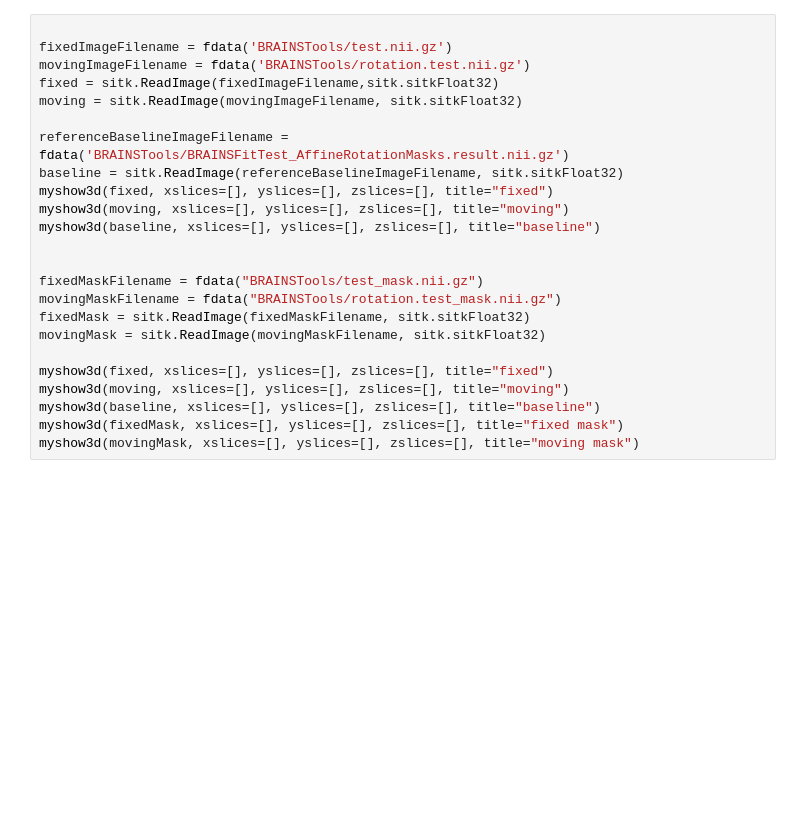
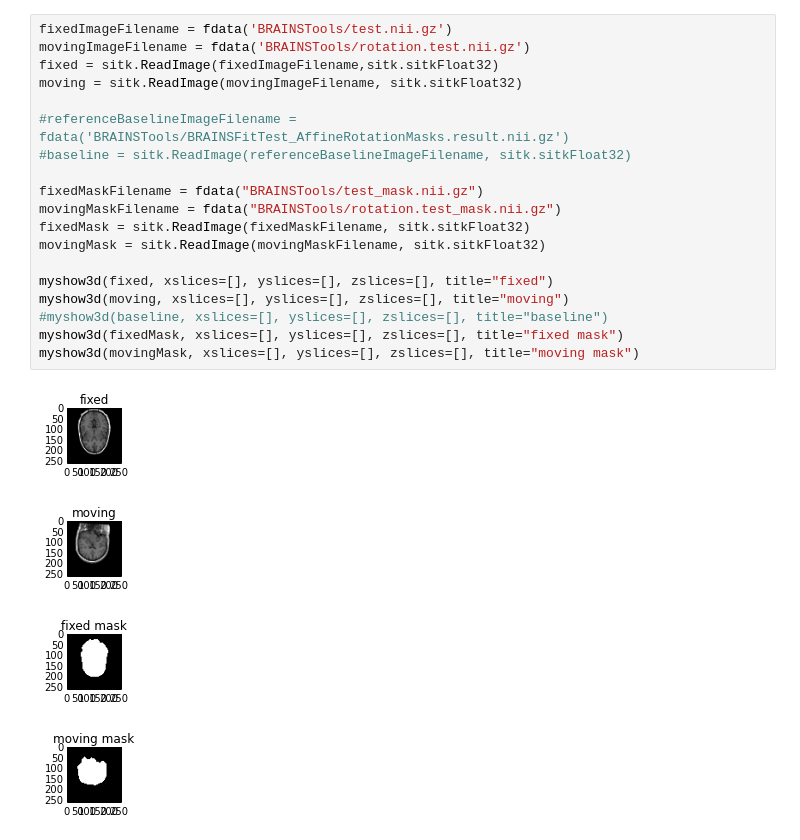
Before and after one commit to aghayoor/SimpleITK-Notebook-Answers, a Jupyter notebook: Test2_TwoStagesRegistrationWithInitializationAndMasks.ipynb, the cells around one changed output. Cells and saved outputs as stored; diff of their text form; blank space fills up the shorter version.

Commit message:
WIP: changes to test2

```diff
--- a/Test2_TwoStagesRegistrationWithInitializationAndMasks.ipynb
+++ b/Test2_TwoStagesRegistrationWithInitializationAndMasks.ipynb
@@ -5,26 +31,26 @@ from __future__ import print_function
 # %%
-
 fixedImageFilename = fdata('BRAINSTools/test.nii.gz')
 movingImageFilename = fdata('BRAINSTools/rotation.test.nii.gz')
 fixed = sitk.ReadImage(fixedImageFilename,sitk.sitkFloat32)
 moving = sitk.ReadImage(movingImageFilename, sitk.sitkFloat32)
 
-referenceBaselineImageFilename = fdata('BRAINSTools/BRAINSFitTest_AffineRotationMasks.result.nii.gz')
-baseline = sitk.ReadImage(referenceBaselineImageFilename, sitk.sitkFloat32)
-myshow3d(fixed, xslices=[], yslices=[], zslices=[], title="fixed")
-myshow3d(moving, xslices=[], yslices=[], zslices=[], title="moving")
-myshow3d(baseline, xslices=[], yslices=[], zslices=[], title="baseline")
-
+#referenceBaselineImageFilename = fdata('BRAINSTools/BRAINSFitTest_AffineRotationMasks.result.nii.gz')
+#baseline = sitk.ReadImage(referenceBaselineImageFilename, sitk.sitkFloat32)
 
 fixedMaskFilename = fdata("BRAINSTools/test_mask.nii.gz")
 movingMaskFilename = fdata("BRAINSTools/rotation.test_mask.nii.gz")
 fixedMask = sitk.ReadImage(fixedMaskFilename, sitk.sitkFloat32)
 movingMask = sitk.ReadImage(movingMaskFilename, sitk.sitkFloat32)
 
 myshow3d(fixed, xslices=[], yslices=[], zslices=[], title="fixed")
 myshow3d(moving, xslices=[], yslices=[], zslices=[], title="moving")
-myshow3d(baseline, xslices=[], yslices=[], zslices=[], title="baseline")
+#myshow3d(baseline, xslices=[], yslices=[], zslices=[], title="baseline")
 myshow3d(fixedMask, xslices=[], yslices=[], zslices=[], title="fixed mask")
 myshow3d(movingMask, xslices=[], yslices=[], zslices=[], title="moving mask")
+# %% [output]
+[figure, added]
+[figure, added]
+[figure, added]
+[figure, added]
 # %%
 cshow3d(fixed,moving)
```
Also changed, not shown: parts of 17 cells of this notebook, 1 other file.
